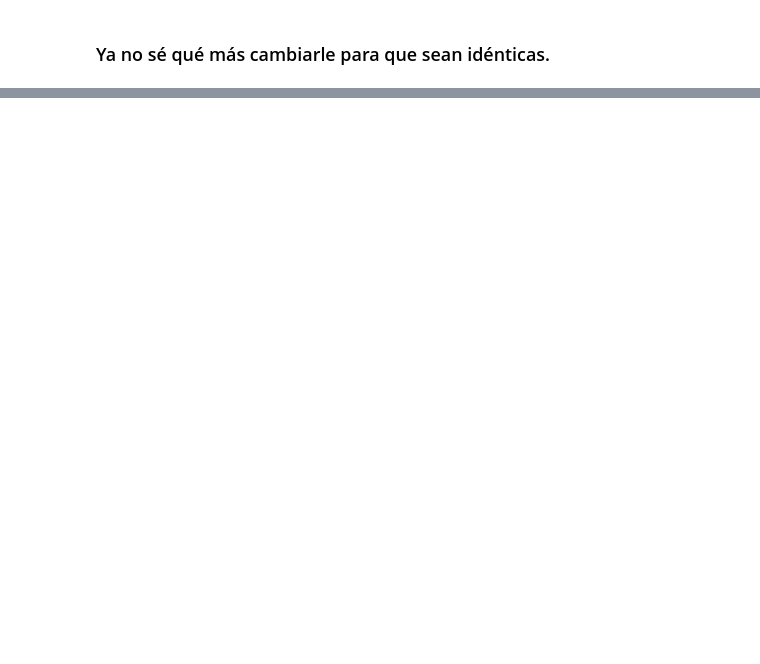
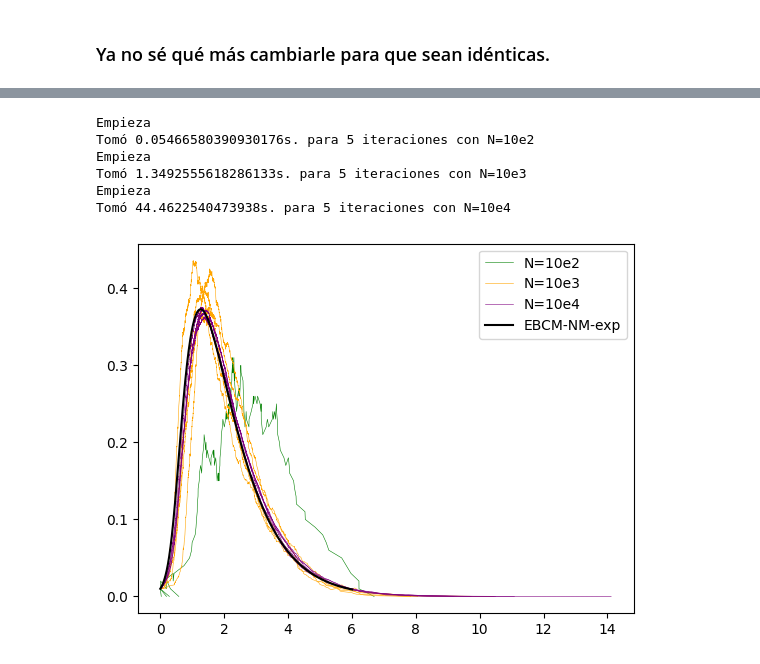
Before and after one commit to JairEsc/Mat_Apl_2, a Jupyter notebook: EBCM_no_markoviano.ipynb, the cells around one changed output, grey strips where cells are left out. Saved outputs shown, nothing was run; the diff lists cells and outputs as text; code cells hidden in the pictures; blank space fills up the shorter version.

```diff
--- a/EBCM_no_markoviano.ipynb
+++ b/EBCM_no_markoviano.ipynb
@@ -318,0 +419,53 @@ Se tardó 3 minutos.
+# %%
+#Ejemplo
+import time
+import pandas as pd
+colores=['green','orange','purple']
+for pot in [2,3,4]:
+    iter_time = time.time()
+    N=10**pot
+    beta=0.75*N
+    gamma=1
+    n=int(N*0.1)
+    ksum=1
+    k_dist=1
+    while(np.sum(k_dist)%2==1):
+      k_dist=np.random.choice(range(3,60),size=N,p=[s*k**(-2.5) for k in range(3,60)],replace=True)
+    G=nx.configuration_model(k_dist)
+    G = nx.Graph(G)#Remover multi-aristas
+    G.remove_edges_from(nx.selfloop_edges(G))#Remover bucles
+    #pos=nx.spring_layout(G,seed=2,k=3)
+    np.random.seed(0)
+    X_I_indexes=np.random.choice(N,size=int(N*0.01),replace=False).tolist()
+    for k in range(N):
+        if k in X_I_indexes:
+            G.nodes[k]['Estado:']='Infeccioso'
+        else:
+            G.nodes[k]['Estado:']='Susceptible'
+    print("Empieza")
+    #------------------------------------ Markoviano
+    for iter in range(5):
+        G_copy=G.copy()
+        X_I_indexes_copy=X_I_indexes.copy()
+        H=Gillespie_Direct_Method_Network(beta,gamma,N,X_I_indexes=X_I_indexes_copy,G_network_initial=G_copy,T=np.inf)
+        if(iter==0):
+            plt.plot(H['time'],H['I(t)']/N, colores[pot-2],linewidth=0.4,label='N=10e'+str(pot))
+        else:
+            plt.plot(H['time'],H['I(t)']/N, colores[pot-2],linewidth=0.4)
+        #------------------------------------
+    print("Tomó "+str(time.time()-iter_time)+'s. para 5 iteraciones con N=10e'+str(pot))
+INPUT = (0.99*N, 0.01*N, 0.0)
+t_start = 0.0; t_end = 10; t_inc = .01
+t_range = np.arange(t_start, t_end+t_inc, t_inc)
+#plt.plot(t_range,g(t_range,INPUT,[beta*0.1,gamma,N])/N, 'k',label='Campo Medio')
+plt.plot(T,I_exp,'k',label='EBCM-NM-exp')
+plt.legend()
+plt.show()
+# %% [output]
+Empieza
+Tomó 0.05466580390930176s. para 5 iteraciones con N=10e2
+Empieza
+Tomó 1.3492555618286133s. para 5 iteraciones con N=10e3
+Empieza
+Tomó 44.4622540473938s. para 5 iteraciones con N=10e4
+[figure, added]
```
Also changed, not shown: parts of 7 cells of this notebook.
